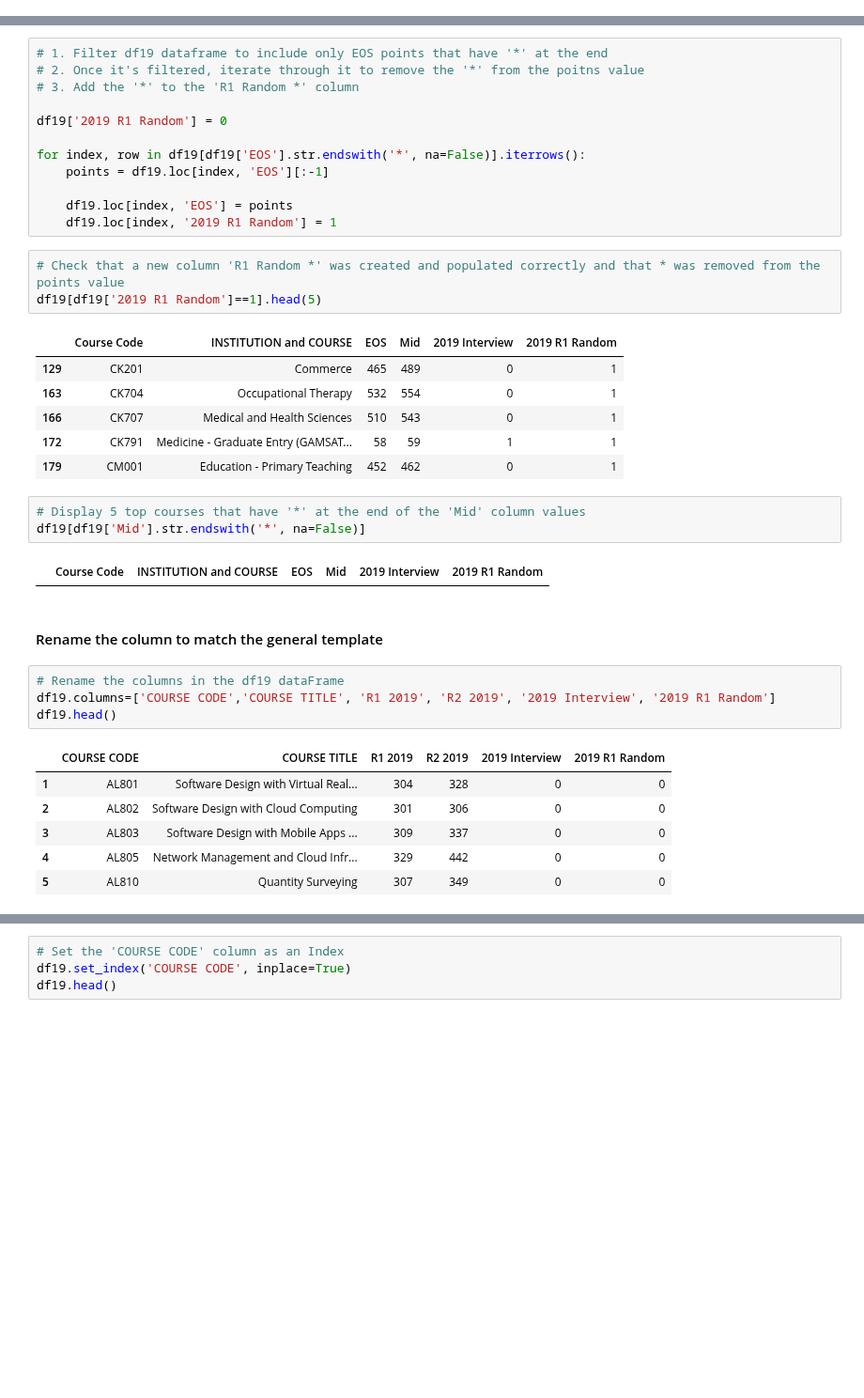
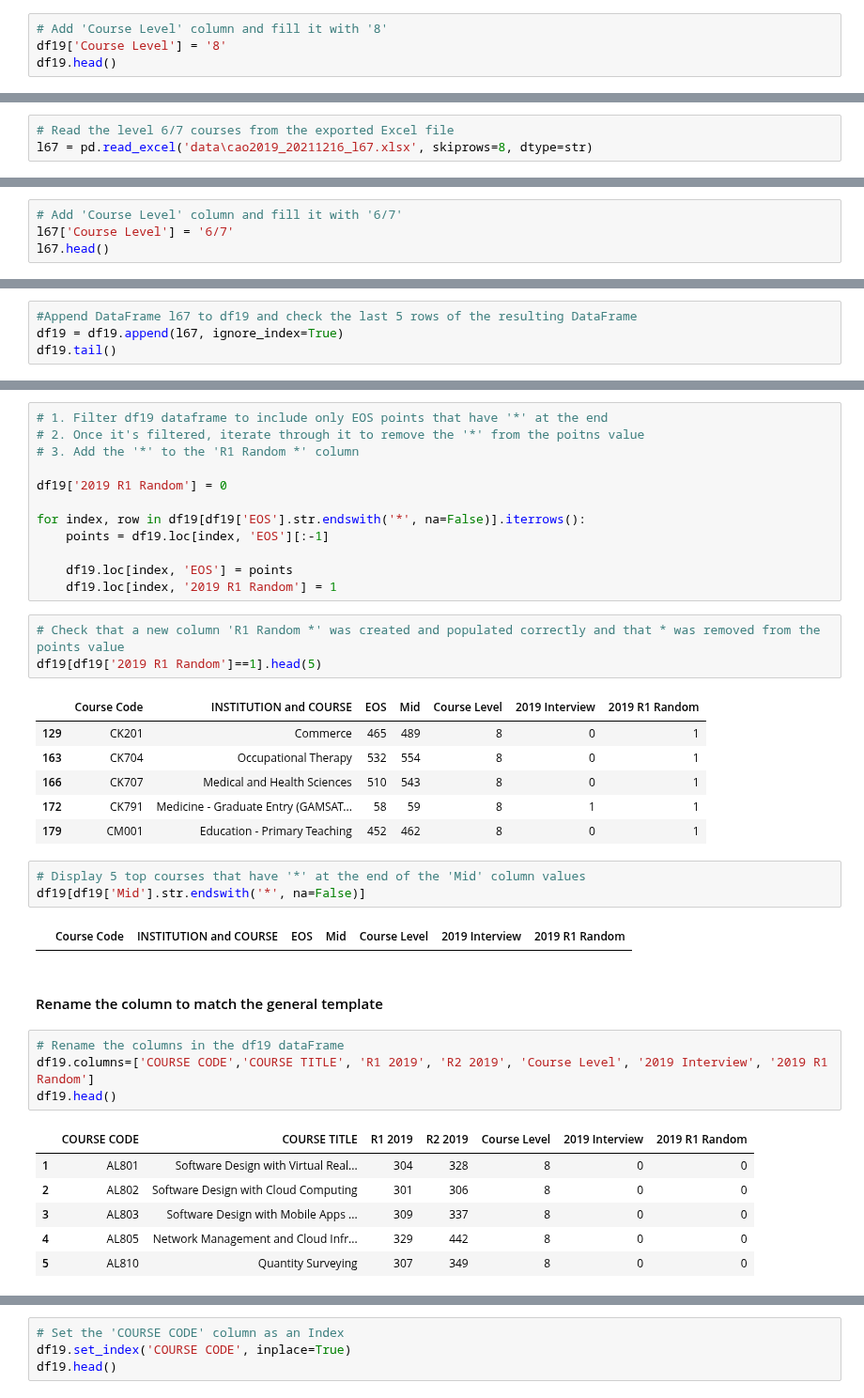
Before and after one commit to przemekbil/FoDA_2021, a Jupyter notebook: cao.ipynb, the cells around one changed output, grey strips where cells are left out. Shown at 94% size. Saved outputs shown, nothing was run; the diff lists cells and outputs as text; blank space fills up the shorter version.

Commit message:
Level 6/7 points added to 2019 data

```diff
--- a/cao.ipynb
+++ b/cao.ipynb
@@ -58,3 +61,7 @@ df19.head()
 | 2 | AL802 | NaN | Software Design with Cloud Computing | NaN | 301 | 306 |
 | 3 | AL803 | NaN | Software Design with Mobile Apps ... | NaN | 309 | 337 |
 | 4 | AL805 | NaN | Network Management and Cloud Infr... | NaN | 329 | 442 |
+# %%
+# Add 'Course Level' column and fill it with '8'
+df19['Course Level'] = '8'
+df19.head()
@@ -60,0 +77,3 @@ df19.head()
+# %%
+# Read the level 6/7 courses from the exported Excel file
+l67 = pd.read_excel('data\cao2019_20211216_l67.xlsx', skiprows=8, dtype=str)
@@ -60,0 +90,4 @@ df19.head()
+# %%
+# Add 'Course Level' column and fill it with '6/7'
+l67['Course Level'] = '6/7'
+l67.head()
@@ -92,0 +135,4 @@ df19.tail()
+# %%
+#Append DataFrame l67 to df19 and check the last 5 rows of the resulting DataFrame
+df19 = df19.append(l67, ignore_index=True)
+df19.tail()
@@ -207,27 +275,27 @@ for index, row in df19[df19['EOS'].str.endswith('*', na=False)].iterrows():
 # Check that a new column 'R1 Random *' was created and populated correctly and that * was removed from the points value
 df19[df19['2019 R1 Random']==1].head(5)
 # %% [output]
-|  | Course Code | INSTITUTION and COURSE | EOS | Mid | 2019 Interview | 2019 R1 Random |
-| 129 | CK201 | Commerce | 465 | 489 | 0 | 1 |
-| 163 | CK704 | Occupational Therapy | 532 | 554 | 0 | 1 |
-| 166 | CK707 | Medical and Health Sciences | 510 | 543 | 0 | 1 |
-| 172 | CK791 | Medicine - Graduate Entry (GAMSAT... | 58 | 59 | 1 | 1 |
-| 179 | CM001 | Education - Primary Teaching | 452 | 462 | 0 | 1 |
+|  | Course Code | INSTITUTION and COURSE | EOS | Mid | Course Level | 2019 Interview | 2019 R1 Random |
+| 129 | CK201 | Commerce | 465 | 489 | 8 | 0 | 1 |
+| 163 | CK704 | Occupational Therapy | 532 | 554 | 8 | 0 | 1 |
+| 166 | CK707 | Medical and Health Sciences | 510 | 543 | 8 | 0 | 1 |
+| 172 | CK791 | Medicine - Graduate Entry (GAMSAT... | 58 | 59 | 8 | 1 | 1 |
+| 179 | CM001 | Education - Primary Teaching | 452 | 462 | 8 | 0 | 1 |
 # %%
 # Display 5 top courses that have '*' at the end of the 'Mid' column values
 df19[df19['Mid'].str.endswith('*', na=False)]
 # %% [output]
-|  | Course Code | INSTITUTION and COURSE | EOS | Mid | 2019 Interview | 2019 R1 Random |
+|  | Course Code | INSTITUTION and COURSE | EOS | Mid | Course Level | 2019 Interview | 2019 R1 Random |
 # %% [markdown]
 #### Rename the column to match the general template
 # %%
 # Rename the columns in the df19 dataFrame
-df19.columns=['COURSE CODE','COURSE TITLE', 'R1 2019', 'R2 2019', '2019 Interview', '2019 R1 Random']
+df19.columns=['COURSE CODE','COURSE TITLE', 'R1 2019', 'R2 2019', 'Course Level', '2019 Interview', '2019 R1 Random']
 df19.head()
 # %% [output]
-|  | COURSE CODE | COURSE TITLE | R1 2019 | R2 2019 | 2019 Interview | 2019 R1 Random |
-| 1 | AL801 | Software Design with Virtual Real... | 304 | 328 | 0 | 0 |
-| 2 | AL802 | Software Design with Cloud Computing | 301 | 306 | 0 | 0 |
-| 3 | AL803 | Software Design with Mobile Apps ... | 309 | 337 | 0 | 0 |
-| 4 | AL805 | Network Management and Cloud Infr... | 329 | 442 | 0 | 0 |
-| 5 | AL810 | Quantity Surveying | 307 | 349 | 0 | 0 |
+|  | COURSE CODE | COURSE TITLE | R1 2019 | R2 2019 | Course Level | 2019 Interview | 2019 R1 Random |
+| 1 | AL801 | Software Design with Virtual Real... | 304 | 328 | 8 | 0 | 0 |
+| 2 | AL802 | Software Design with Cloud Computing | 301 | 306 | 8 | 0 | 0 |
+| 3 | AL803 | Software Design with Mobile Apps ... | 309 | 337 | 8 | 0 | 0 |
+| 4 | AL805 | Network Management and Cloud Infr... | 329 | 442 | 8 | 0 | 0 |
+| 5 | AL810 | Quantity Surveying | 307 | 349 | 8 | 0 | 0 |
```
Also changed, not shown: parts of 21 cells of this notebook, 7 other files.
